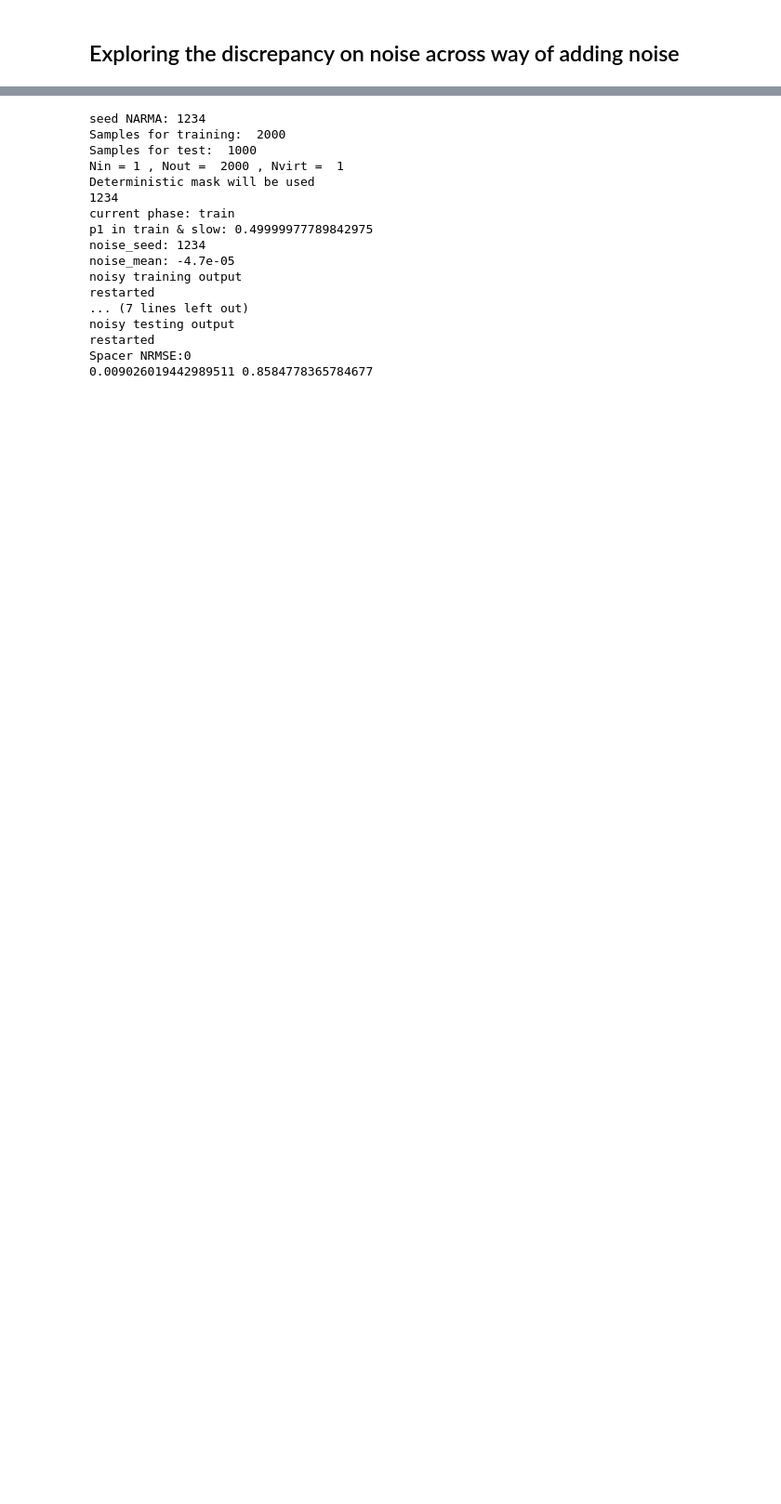
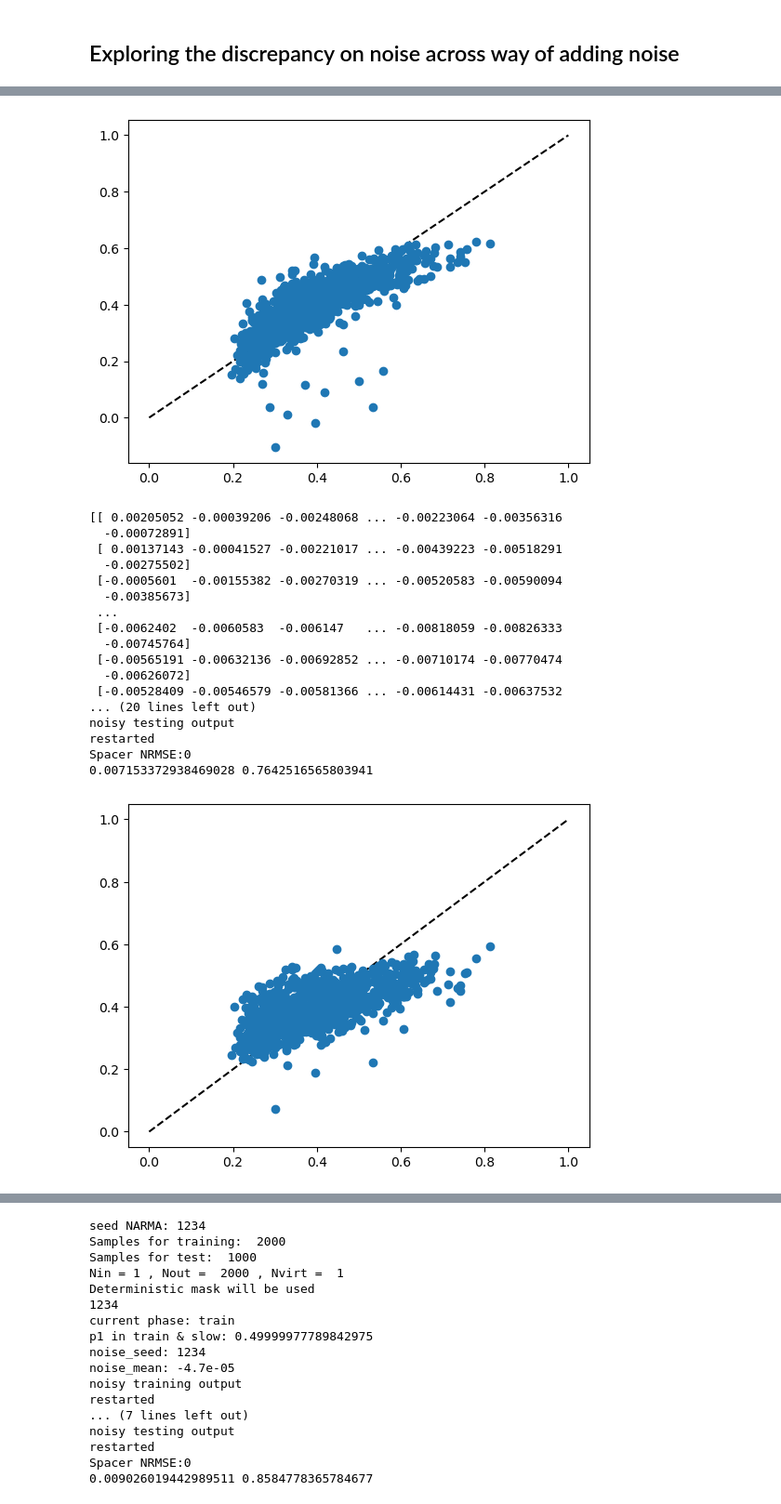
Before and after one commit to spintronic-computing-group/spnc, a Jupyter notebook: noisy.ipynb, the cells around one changed output, grey strips where cells are left out. Shown at 93% size. Saved outputs shown, nothing was run; the diff lists cells and outputs as text; code cells hidden in the pictures; blank space fills up the shorter version.

```diff
--- a/noisy.ipynb
+++ b/noisy.ipynb
@@ -1482,0 +317,51 @@ Spacer NRMSE:0
+# %%
+import spnc
+import spnc_ml as ml
+import importlib
+importlib.reload(spnc)
+importlib.reload(ml)
+
+# NARMA10 parameters
+Ntrain = 2000
+Ntest = 1000
+
+# Net parameters
+Nvirt = 30
+m0 = 0.003
+bias = True
+
+# Reservoir parameters
+h = 0.4
+theta_H = 90
+k_s_0 = 0
+phi = 45
+beta_prime = 20
+
+params = {
+    'theta':0.3,
+    'gamma':.113,
+    'delay_feedback':0,
+    'Nvirt':Nvirt,
+    'noise_enable': 'None',
+    'noise_seed': 1234,
+    'noise_mean':0.000,
+    'noise_std':0.00015,
+    'train_sample': Ntrain*Nvirt,
+    'test_sample': Ntest*Nvirt
+}
+
+
+spn = spnc_anisotropy(h, theta_H, k_s_0, phi, beta_prime,restart = True,Primep1=None)
+ms = spn.gen_signal_slow_delayed_feedback
+mf = spn.gen_signal_fast_delayed_feedback
+
+train_pred_s = ml.spnc_narma10(Ntrain,Ntest,Nvirt,m0,bias,ms,params,seed_NARMA=1234,fixed_mask=True,return_y_train=True)
+train_pred_f = ml.spnc_narma10(Ntrain,Ntest,Nvirt,m0,bias,mf,params,seed_NARMA=1234,fixed_mask=True,return_y_train=True)
+
+print(train_pred_s)
+
+params['noise_enable'] = 'both'
+spn = spnc_anisotropy(h, theta_H, k_s_0, phi, beta_prime,restart = True,Primep1=None)
+mn = spn.gen_signal_slow_delayed_feedback
+train_pred_n = ml.spnc_narma10(Ntrain,Ntest,Nvirt,m0,bias,mn,params,seed_NARMA=1234,fixed_mask=True,return_y_train=True)
+# %% [output]
@@ -1482,0 +405,19 @@ Spacer NRMSE:0
+[figure, added]
+[[ 0.00205052 -0.00039206 -0.00248068 ... -0.00223064 -0.00356316
+  -0.00072891]
+ [ 0.00137143 -0.00041527 -0.00221017 ... -0.00439223 -0.00518291
+  -0.00275502]
+ [-0.0005601  -0.00155382 -0.00270319 ... -0.00520583 -0.00590094
+  -0.00385673]
+ ...
+ [-0.0062402  -0.0060583  -0.006147   ... -0.00818059 -0.00826333
+  -0.00745764]
+ [-0.00565191 -0.00632136 -0.00692852 ... -0.00710174 -0.00770474
+  -0.00626072]
+ [-0.00528409 -0.00546579 -0.00581366 ... -0.00614431 -0.00637532
+... (20 lines left out)
+noisy testing output
+restarted
+Spacer NRMSE:0
+0.007153372938469028 0.7642516565803941
+[figure, added]
```
Also changed, not shown: parts of 38 cells of this notebook.
